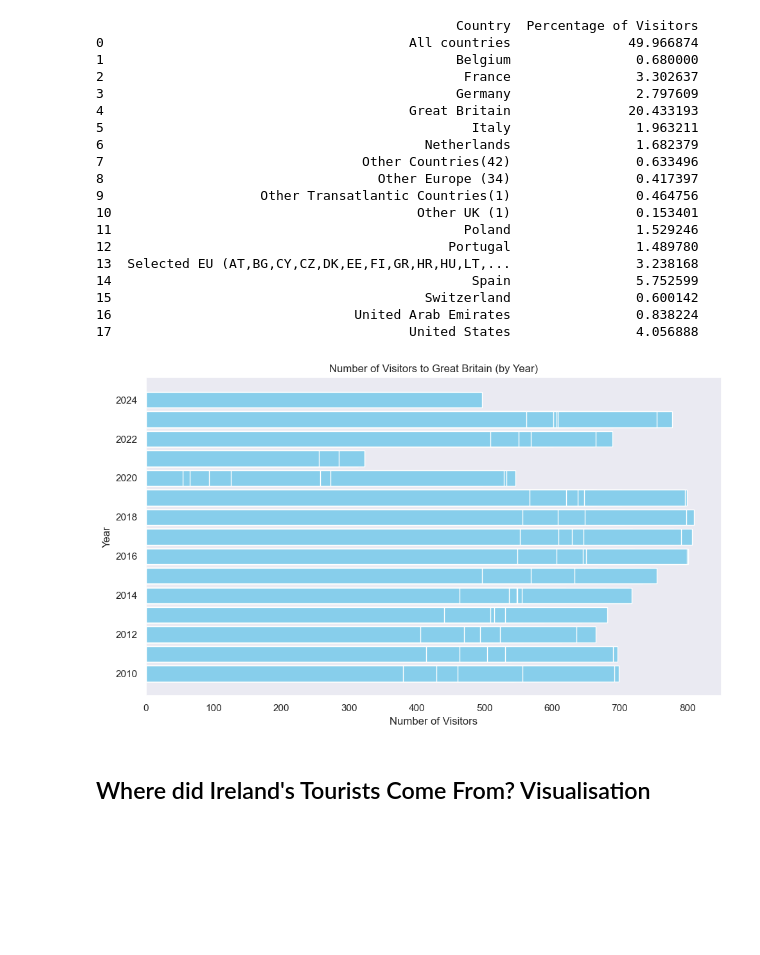
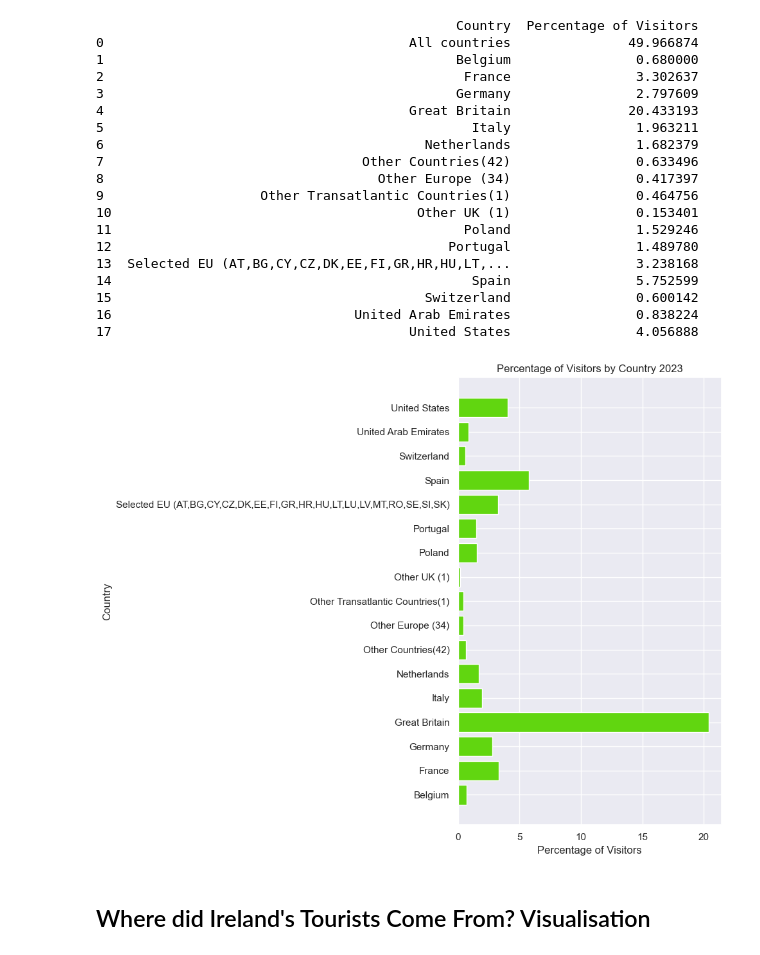
Before and after one commit to CoreyLouiseHughes/CA1_Tourism_CoreyHughes, a Jupyter notebook: Tourism_CA1.ipynb, the cells around one changed output. Cells and saved outputs as stored; diff of their text form; code cells hidden in the pictures; blank space fills up the shorter version.

```diff
--- a/Tourism_CA1.ipynb
+++ b/Tourism_CA1.ipynb
@@ -159,9 +135,9 @@ UNIT               0
 VALUE              4
 dtype: int64
 # %%
-mean_value = df_filtered['VALUE'].mean()
+mean_value = df['VALUE'].mean()
 
 # Fill NaN values with the mean of VALUE - give reference in report as to why this is important
-df_filtered['VALUE'].fillna(mean_value, inplace=True)
+df['VALUE'].fillna(mean_value, inplace=True)
 # %%
 # Now my dataset is clean and there are no NaN, mal or missing values
@@ -183,6 +155,9 @@ dataframe = df_filtered.rename_axis(None)
 # %%
-# Group by 'countries' and calculate the sum of 'value' for each country
-country_visitors = df_filtered.groupby('Country')['VALUE'].sum()
+# Filter the DataFrame for the desired year (e.g., 2023)
+df_23 = df[df['Year'] == 2023]
+
+# Group by 'Country' and calculate the sum of 'Value' for each country
+country_visitors = df.groupby('Country')['VALUE'].sum()
 
 # Calculate the total number of visitors
 total_visitors = country_visitors.sum()
@@ -215,27 +190,21 @@ print(result_df)
 15                                        Switzerland                0.600142
 16                               United Arab Emirates                0.838224
 17                                      United States                4.056888
-# %%
-import matplotlib.pyplot as plt
-
-# Assuming your DataFrame is named dataframe
-
-# Filter the DataFrame for data related to Great Britain
-gb_dataframe = dataframe[dataframe['Country'] == 'Great Britain']
-
-# Create the horizontal bar plot
-plt.figure(figsize=(10, 6))
-plt.barh(gb_dataframe['Year'], gb_dataframe['VALUE'], color='skyblue')
-plt.title('Number of Visitors to Great Britain (by Year)')
-plt.xlabel('Number of Visitors')
-plt.ylabel('Year')
-plt.grid(False)  # Turn off grid lines
-plt.tight_layout()
-
-# Show the plot
-plt.show()
-# %% [output]
-[figure, removed]
+# %%
+# removing all countries as skews data
+df_filtered = result_df[result_df['Country'] != 'All countries']
+
+
+# Plotting the horizontal bar plot
+plt.figure(figsize=(10, 8))
+plt.barh(df_filtered['Country'], df_filtered['Percentage of Visitors'], color='#61d610',)
+plt.xlabel('Percentage of Visitors')
+plt.ylabel('Country')
+plt.title('Percentage of Visitors by Country 2023')
+plt.tight_layout()
+plt.show()
+# %% [output]
+[figure, added]
 # %% [markdown]
 ## Where did Ireland's Tourists Come From? Visualisation
 # %%
```
Also changed, not shown: parts of 14 cells of this notebook.
